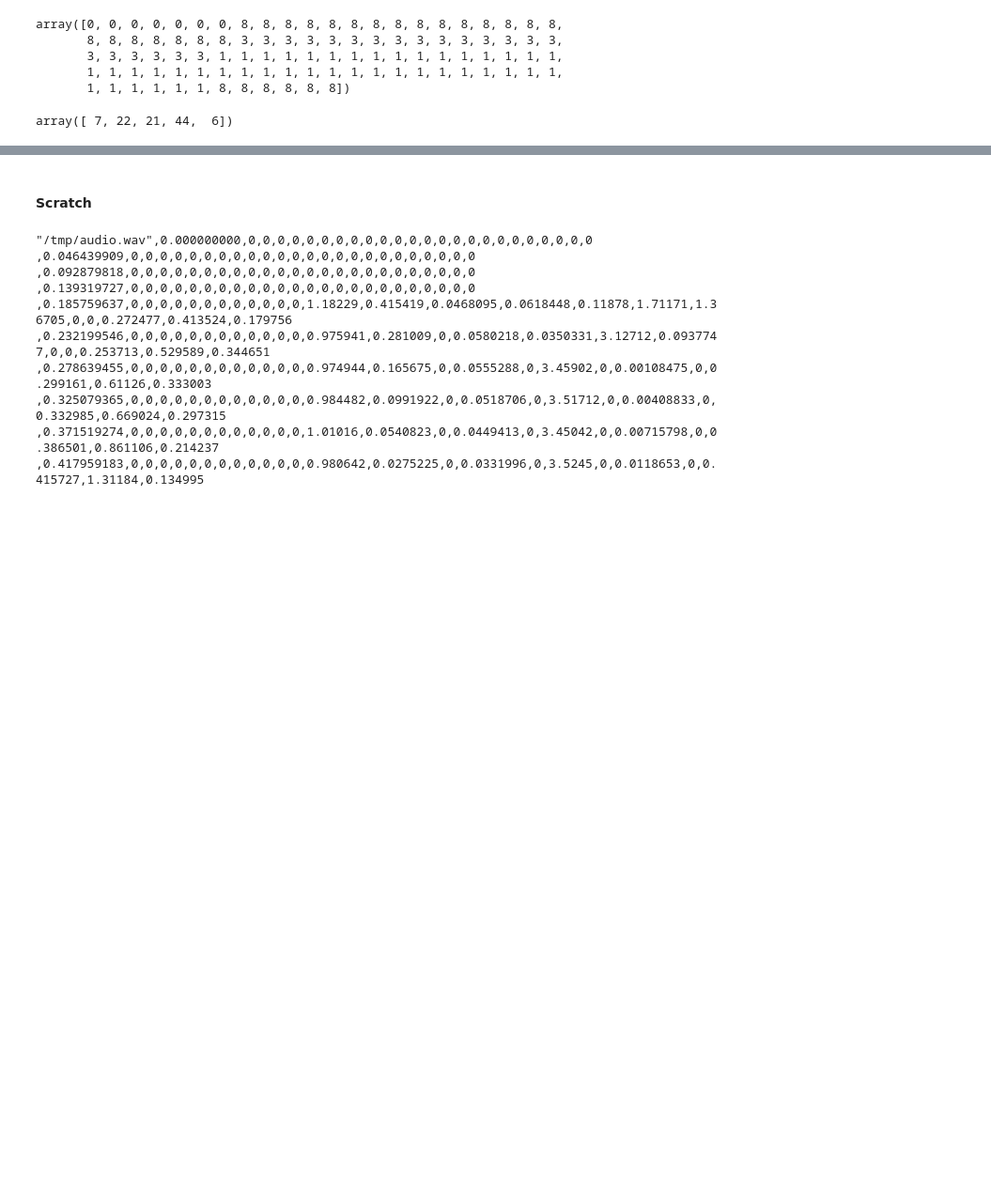
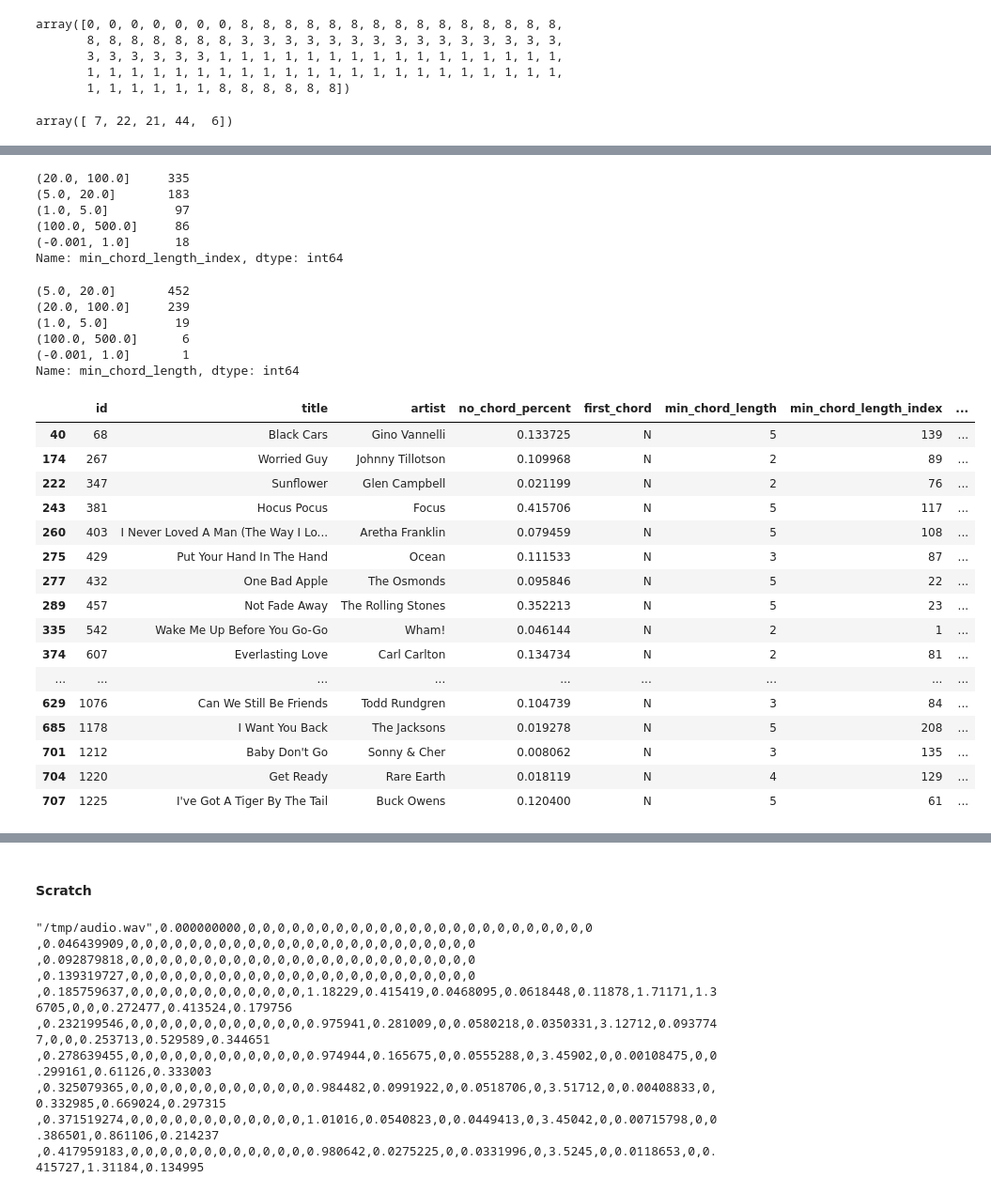
Before and after one commit to cjbayron/autochord, a Jupyter notebook: data_analysis.ipynb, the cells around one changed output, grey strips where cells are left out. Shown at 94% size. Cells and saved outputs as stored; diff of their text form; code cells hidden in the pictures; blank space fills up the shorter version.

```diff
--- a/data_analysis.ipynb
+++ b/data_analysis.ipynb
@@ -1108,0 +1126,4 @@ min(contiguous_lengths(chord_labels))
+# %%
+threshold = 0.5
+print(sum(df_songs.no_chord_percent >= threshold))
+df_songs[df_songs.no_chord_percent >= threshold][['id','title','artist','no_chord_percent']].head()
@@ -1108,0 +1140,3 @@ min(contiguous_lengths(chord_labels))
+# %%
+df_songs = df_songs[~(df_songs.no_chord_percent >= threshold)]
+df_songs.to_csv(f'{base_dir}/billboard-2.0-manychords.csv', index=False)
@@ -1108,0 +1147,11 @@ min(contiguous_lengths(chord_labels))
+# %%
+# lazycats #3
+def squash_consecutive_duplicates(arr):
+    assert(len(arr.shape) == 1)
+    # find where values change
+    # this is the first index of any consecutive sequence of same values (except element 0)
+    change_points = np.where(arr[1:]-arr[:-1])[0] + 1
+    return np.concatenate((arr[0:1], arr[change_points]))
+
+assert(len(squash_consecutive_duplicates(chord_labels))==len(contiguous_lengths(chord_labels)))
+squash_consecutive_duplicates(chord_labels)
@@ -1108,0 +1162,23 @@ min(contiguous_lengths(chord_labels))
+# %%
+from tqdm import tqdm
+classes = dataloader._MAJMIN_CLASSES
+
+df_songs['first_chord'] = ''
+df_songs['min_chord'] = ''
+df_songs['min_chord_length'] = 0
+df_songs['min_chord_length_index'] = -1
+for ix in tqdm(df_songs.index):
+    _id = df_songs.loc[ix].id
+    chroma_vectors, chord_labels = dataloader.get_chord_features_and_labels(_id, label_type='majmin')
+    # get contiguous chord lengths; ignore start & end chords as they might be truncated
+    chord_lengths = contiguous_lengths(chord_labels)[1:-1]
+    chord_sequence = squash_consecutive_duplicates(chord_labels)
+    if len(chord_lengths) == 0:
+        print(f'{_id}: empty chord length')
+        continue
+
+    df_songs.loc[ix, 'first_chord'] = classes[chord_labels[0]]
+    min_index = np.argmin(chord_lengths)
+    df_songs.loc[ix, 'min_chord_length_index'] = 1+min_index # offset from ignoring start chord
+    df_songs.loc[ix, 'min_chord'] = classes[chord_sequence[1+min_index]]
+    df_songs.loc[ix, 'min_chord_length'] = chord_lengths[min_index]
@@ -1108,0 +1198,38 @@ min(contiguous_lengths(chord_labels))
+# %%
+df_songs.min_chord_length_index.value_counts(bins=[0, 1, 5, 20, 100, 500])
+# %% [output]
+(20.0, 100.0]     335
+(5.0, 20.0]       183
+(1.0, 5.0]         97
+(100.0, 500.0]     86
+(-0.001, 1.0]      18
+Name: min_chord_length_index, dtype: int64
+# %%
+df_songs.min_chord_length.value_counts(bins=[0, 1, 5, 20, 100, 500])
+# %% [output]
+(5.0, 20.0]       452
+(20.0, 100.0]     239
+(1.0, 5.0]         19
+(100.0, 500.0]      6
+(-0.001, 1.0]       1
+Name: min_chord_length, dtype: int64
+# %%
+df_songs[df_songs.min_chord_length <= 5]
+# %% [output]
+|  | id | title | artist | no_chord_percent | first_chord | min_chord_length | min_chord_length_index | ... |
+| 40 | 68 | Black Cars | Gino Vannelli | 0.133725 | N | 5 | 139 | ... |
+| 174 | 267 | Worried Guy | Johnny Tillotson | 0.109968 | N | 2 | 89 | ... |
+| 222 | 347 | Sunflower | Glen Campbell | 0.021199 | N | 2 | 76 | ... |
+| 243 | 381 | Hocus Pocus | Focus | 0.415706 | N | 5 | 117 | ... |
+| 260 | 403 | I Never Loved A Man (The Way I Lo... | Aretha Franklin | 0.079459 | N | 5 | 108 | ... |
+| 275 | 429 | Put Your Hand In The Hand | Ocean | 0.111533 | N | 3 | 87 | ... |
+| 277 | 432 | One Bad Apple | The Osmonds | 0.095846 | N | 5 | 22 | ... |
+| 289 | 457 | Not Fade Away | The Rolling Stones | 0.352213 | N | 5 | 23 | ... |
+| 335 | 542 | Wake Me Up Before You Go-Go | Wham! | 0.046144 | N | 2 | 1 | ... |
+| 374 | 607 | Everlasting Love | Carl Carlton | 0.134734 | N | 2 | 81 | ... |
+| ... | ... | ... | ... | ... | ... | ... | ... | ... |
+| 629 | 1076 | Can We Still Be Friends | Todd Rundgren | 0.104739 | N | 3 | 84 | ... |
+| 685 | 1178 | I Want You Back | The Jacksons | 0.019278 | N | 5 | 208 | ... |
+| 701 | 1212 | Baby Don't Go | Sonny & Cher | 0.008062 | N | 3 | 135 | ... |
+| 704 | 1220 | Get Ready | Rare Earth | 0.018119 | N | 4 | 129 | ... |
+| 707 | 1225 | I've Got A Tiger By The Tail | Buck Owens | 0.120400 | N | 5 | 61 | ... |
```
Also changed, not shown: parts of 12 cells of this notebook, 1 other file.
